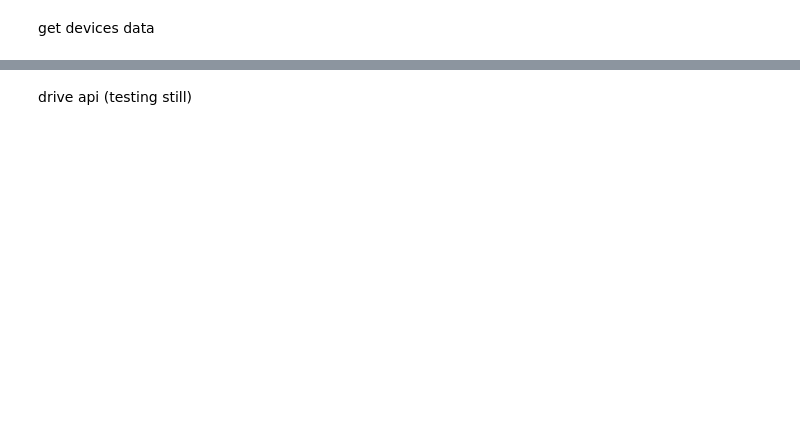
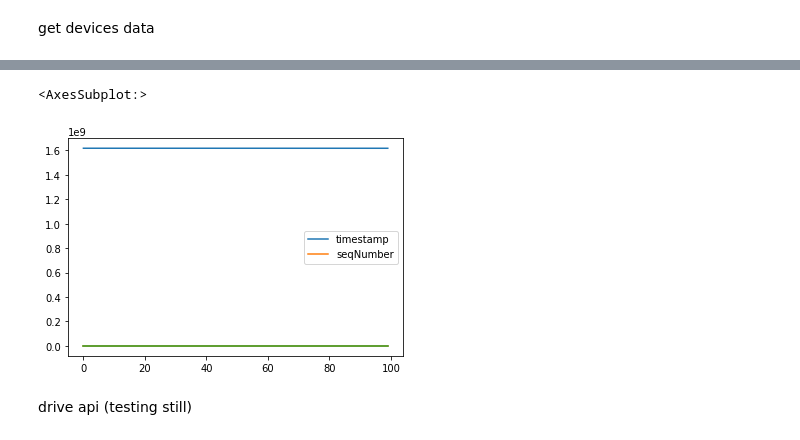
Before and after one commit to phyti1/ds_p4_kompotoi, a Jupyter notebook: Data_aquisition.ipynb, the cells around one changed output, grey strips where cells are left out. Saved outputs shown, nothing was run; the diff lists cells and outputs as text; code cells hidden in the pictures; blank space fills up the shorter version.

```diff
--- a/Data_aquisition.ipynb
+++ b/Data_aquisition.ipynb
@@ -154,3 +151,8 @@ message_data
+# %%
+message_data.plot()
+# %% [output]
+<AxesSubplot:>
+[figure, added]
 # %% [markdown]
 drive api (testing still)
 # %%
```
Also changed, not shown: parts of 4 cells of this notebook.
